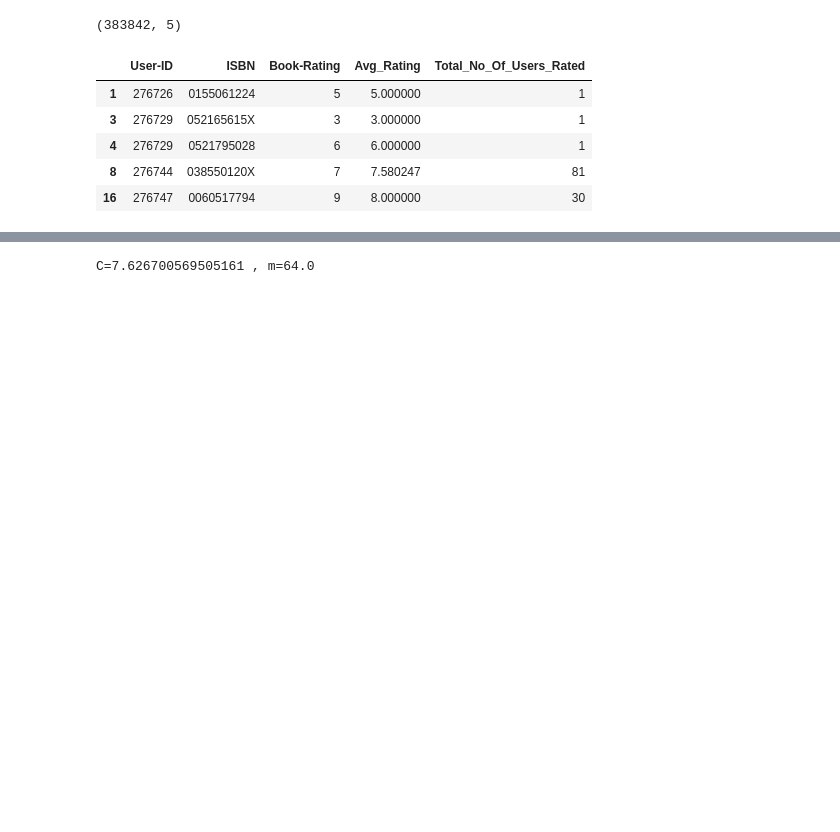
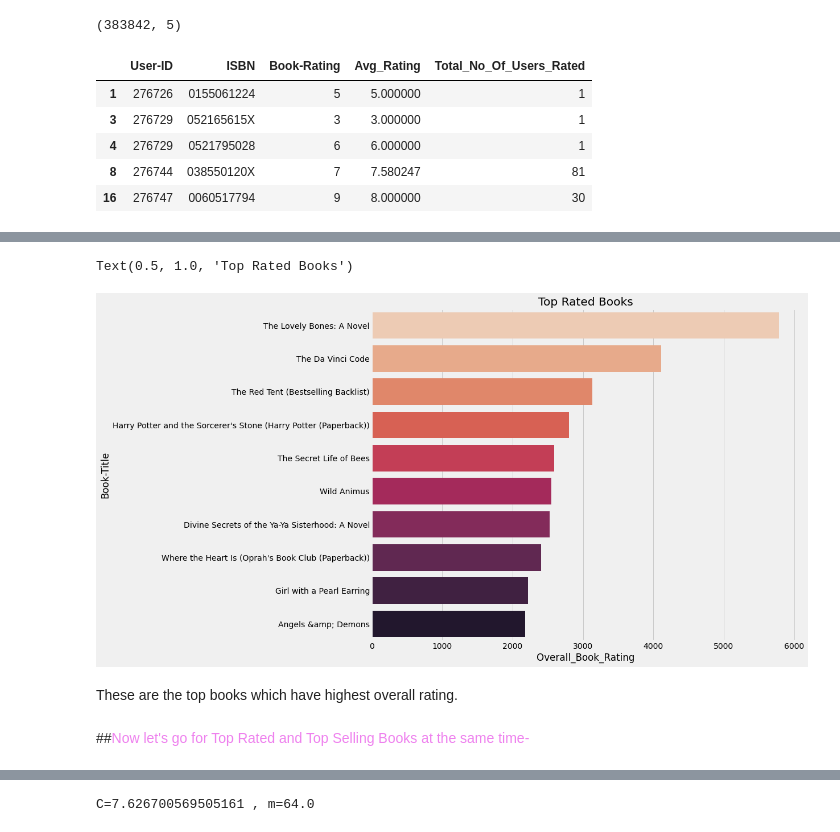
Before and after one commit to Gulzar-khan/Book-Recommendation-System, a Jupyter notebook: Individual_Book_Recommendation_System.ipynb, the cells around one changed output, grey strips where cells are left out. Drawn from its saved outputs; the diff is of its cells as text; code cells hidden in the pictures; blank space fills up the shorter version.

```diff
--- a/Individual_Book_Recommendation_System.ipynb
+++ b/Individual_Book_Recommendation_System.ipynb
@@ -504,0 +566,6 @@ Final_Dataset.shape
+# %%
+top_rated_isbn=Final_Dataset.groupby('ISBN')['Book-Rating'].sum().reset_index()
+top_rated_isbn=top_rated_isbn.sort_values(by=['Book-Rating'], ascending=False)
+most_rated_books_summary = pd.merge(top_rated_isbn,books, on='ISBN')
+most_rated_books_summary['Overall_Book_Rating']=most_rated_books_summary['Book-Rating']  #Making a column for better showing in graph
+most_rated_books_summary.head(5)
@@ -504,0 +579,13 @@ Final_Dataset.shape
+# %%
+#countplot for Top Rated
+plt.style.use('fivethirtyeight')
+plt.figure(figsize=(12,10))
+sns.barplot(y='Book-Title',x='Overall_Book_Rating',data=most_rated_books_summary.head(10), palette='rocket_r')
+plt.title('Top Rated Books')
+# %% [output]
+Text(0.5, 1.0, 'Top Rated Books')
+[figure, added]
+# %% [markdown]
+These are the top books which have highest overall rating.
+# %% [markdown]
+##<font color='violet'>Now let's go for Top Rated and Top Selling Books at the same time-
```
Also changed, not shown: parts of 108 cells of this notebook.
